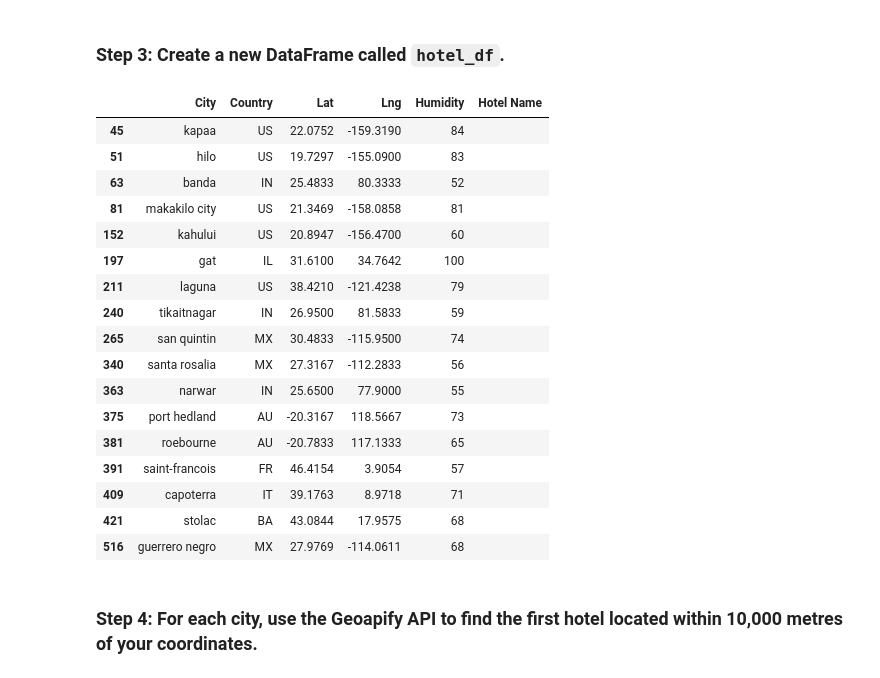
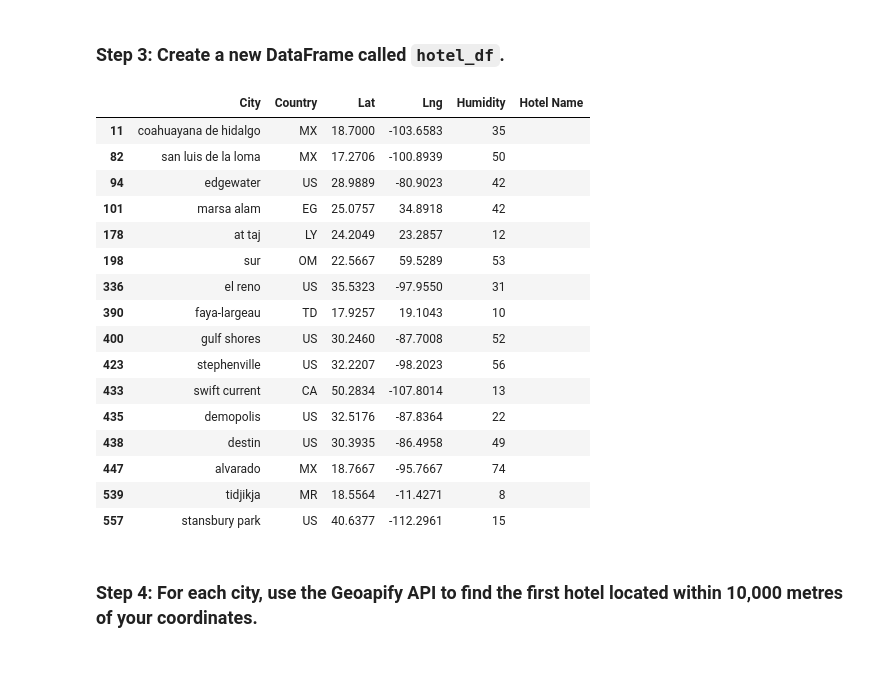
Before and after one commit to OEinarsson/python-api-challenge, a Jupyter notebook: Starter_Code/starter_code/VacationPy.ipynb, the cells around one changed output. Cells and saved outputs as stored; diff of their text form; code cells hidden in the pictures.

```diff
--- a/Starter_Code/starter_code/VacationPy.ipynb
+++ b/Starter_Code/starter_code/VacationPy.ipynb
@@ -55,11 +55,16 @@ cities_plot
 ### Step 2: Narrow down the `city_data_df` DataFrame to find your ideal weather condition
 # %%
 # Narrow down cities that fit criteria and drop any results with null values
-# YOUR CODE HERE
+high_temp = 95
+lowest_temp = 75
+wind_speed = 8
+cloud = 0
+
+city_data_df = city_data_df.loc[(city_data_df['Max Temp (F)'] < high_temp) & (city_data_df['Max Temp (F)'] > lowest_temp) & (city_data_df['Wind Speed'] < wind_speed) & (city_data_df['Cloudiness'] == 0)]
 
 # Drop any rows with null values
-# YOUR CODE HERE
+city_data_df.dropna()
 
 # Display sample data
-# YOUR CODE HERE
+city_data_df
 # %% [output]
@@ -85,32 +89,30 @@ cities_plot
 ### Step 3: Create a new DataFrame called `hotel_df`.
 # %%
 # Use the Pandas copy function to create DataFrame called hotel_df to store the city, country, coordinates, and humidity
-# YOUR CODE HERE
-
+hotel_df = city_data_df.loc[:, ['City','Country','Lat','Lng','Humidity',]]
 # Add an empty column, "Hotel Name," to the DataFrame so you can store the hotel found using the Geoapify API
-# YOUR CODE HERE
+hotel_df['Hotel Name'] = ''
 
 # Display sample data
-# YOUR CODE HERE
+hotel_df
 # %% [output]
 |  | City | Country | Lat | Lng | Humidity | Hotel Name |
-| 45 | kapaa | US | 22.0752 | -159.3190 | 84 |  |
-| 51 | hilo | US | 19.7297 | -155.0900 | 83 |  |
-| 63 | banda | IN | 25.4833 | 80.3333 | 52 |  |
-| 81 | makakilo city | US | 21.3469 | -158.0858 | 81 |  |
-| 152 | kahului | US | 20.8947 | -156.4700 | 60 |  |
-| 197 | gat | IL | 31.6100 | 34.7642 | 100 |  |
-| 211 | laguna | US | 38.4210 | -121.4238 | 79 |  |
-| 240 | tikaitnagar | IN | 26.9500 | 81.5833 | 59 |  |
-| 265 | san quintin | MX | 30.4833 | -115.9500 | 74 |  |
-| 340 | santa rosalia | MX | 27.3167 | -112.2833 | 56 |  |
-| 363 | narwar | IN | 25.6500 | 77.9000 | 55 |  |
-| 375 | port hedland | AU | -20.3167 | 118.5667 | 73 |  |
-| 381 | roebourne | AU | -20.7833 | 117.1333 | 65 |  |
-| 391 | saint-francois | FR | 46.4154 | 3.9054 | 57 |  |
-| 409 | capoterra | IT | 39.1763 | 8.9718 | 71 |  |
-| 421 | stolac | BA | 43.0844 | 17.9575 | 68 |  |
-| 516 | guerrero negro | MX | 27.9769 | -114.0611 | 68 |  |
+| 11 | coahuayana de hidalgo | MX | 18.7000 | -103.6583 | 35 |  |
+| 82 | san luis de la loma | MX | 17.2706 | -100.8939 | 50 |  |
+| 94 | edgewater | US | 28.9889 | -80.9023 | 42 |  |
+| 101 | marsa alam | EG | 25.0757 | 34.8918 | 42 |  |
+| 178 | at taj | LY | 24.2049 | 23.2857 | 12 |  |
+| 198 | sur | OM | 22.5667 | 59.5289 | 53 |  |
+| 336 | el reno | US | 35.5323 | -97.9550 | 31 |  |
+| 390 | faya-largeau | TD | 17.9257 | 19.1043 | 10 |  |
+| 400 | gulf shores | US | 30.2460 | -87.7008 | 52 |  |
+| 423 | stephenville | US | 32.2207 | -98.2023 | 56 |  |
+| 433 | swift current | CA | 50.2834 | -107.8014 | 13 |  |
+| 435 | demopolis | US | 32.5176 | -87.8364 | 22 |  |
+| 438 | destin | US | 30.3935 | -86.4958 | 49 |  |
+| 447 | alvarado | MX | 18.7667 | -95.7667 | 74 |  |
+| 539 | tidjikja | MR | 18.5564 | -11.4271 | 8 |  |
+| 557 | stansbury park | US | 40.6377 | -112.2961 | 15 |  |
 # %% [markdown]
 ### Step 4: For each city, use the Geoapify API to find the first hotel located within 10,000 metres of your coordinates.
 # %%
```
Also changed, not shown: parts of 6 cells of this notebook, 6 other files.
